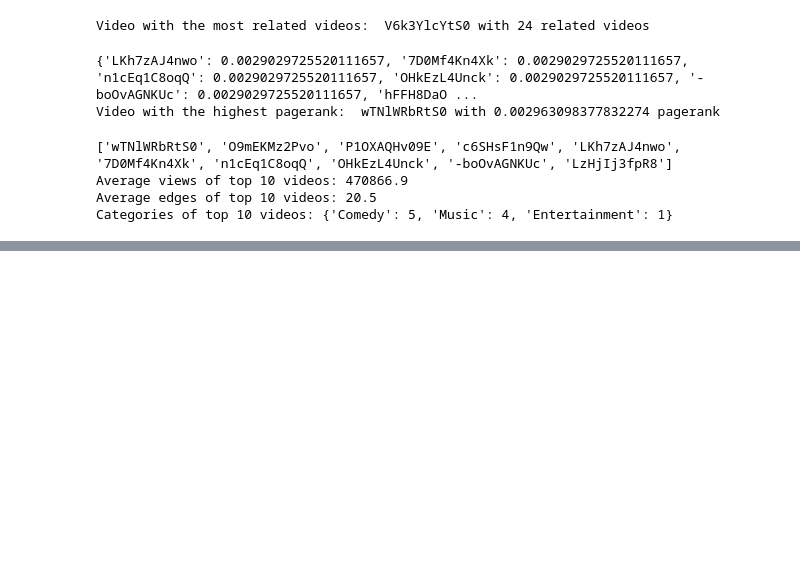
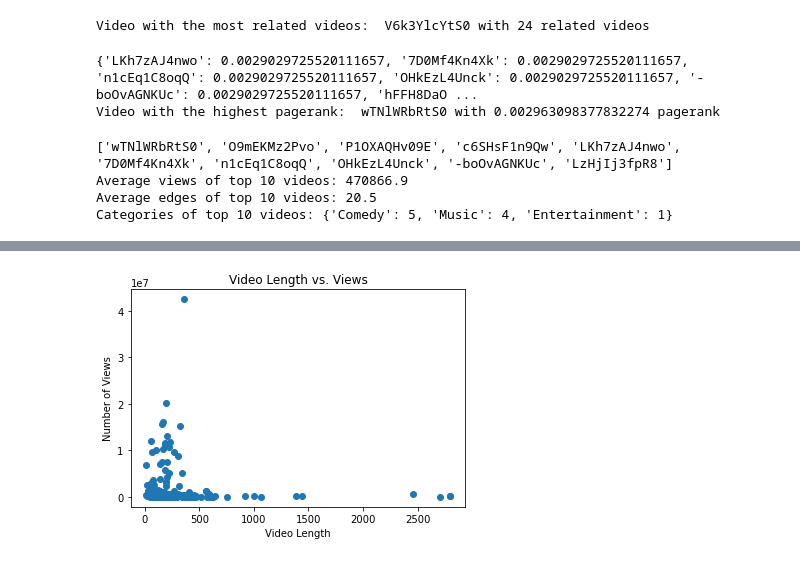
Before and after one commit to davidhfrost/csds234, a Jupyter notebook: data_loader.ipynb, the cells around one changed output, grey strips where cells are left out. Saved outputs shown, nothing was run; the diff lists cells and outputs as text; code cells hidden in the pictures; blank space fills up the shorter version.

```diff
--- a/data_loader.ipynb
+++ b/data_loader.ipynb
@@ -121,0 +187,12 @@ Categories of top 10 videos: {'Comedy': 5, 'Music': 4, 'Entertainment': 1}
+# %%
+#relationship between video length and views
+%matplotlib inline
+import seaborn as sns
+import matplotlib.pyplot as plt
+plt.scatter(df[4], df[5])
+plt.title('Video Length vs. Views')
+plt.xlabel('Video Length')
+plt.ylabel('Number of Views')
+plt.show()
+# %% [output]
+[figure, added]
```
Also changed, not shown: parts of 5 cells of this notebook.
